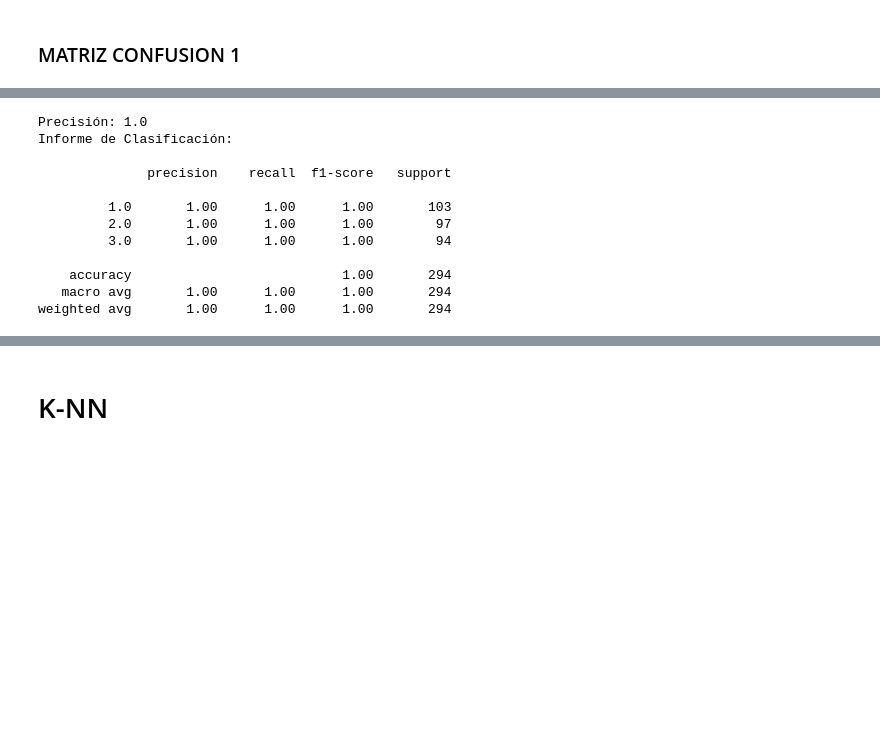
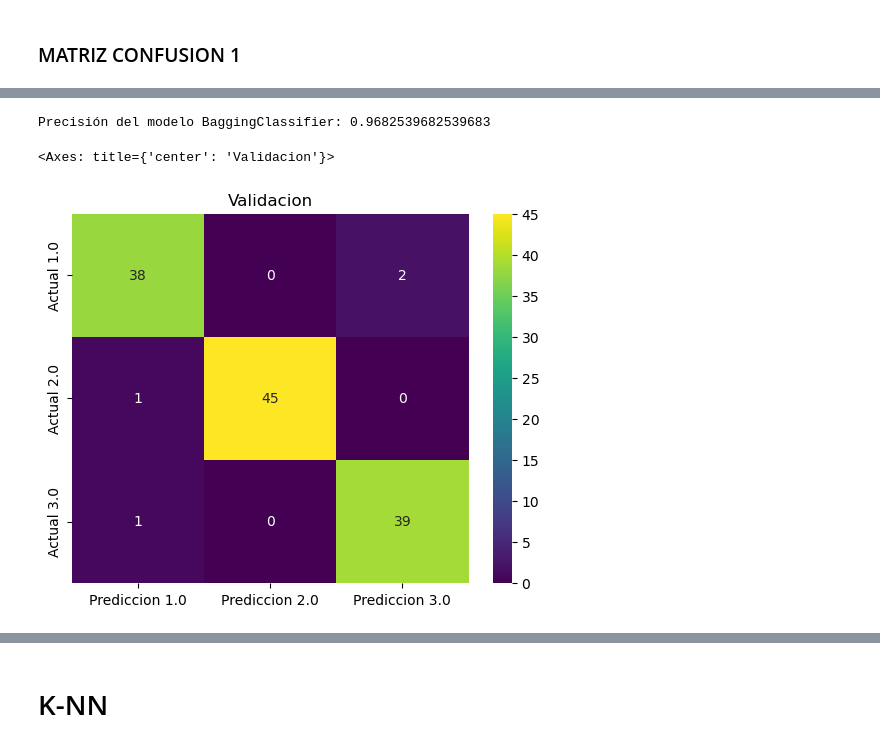
Before and after one commit to Eriik12/PROYECTO, a Jupyter notebook: TRIGO/aumento.ipynb, the cells around one changed output, grey strips where cells are left out. Drawn from its saved outputs; the diff is of its cells as text; code cells hidden in the pictures; blank space fills up the shorter version.

```diff
--- a/TRIGO/aumento.ipynb
+++ b/TRIGO/aumento.ipynb
@@ -241,15 +235,14 @@ weighted avg       0.95      0.94      0.94       126
-# %%
-resultadosModelo(y_train,y_test_prueba)
-# %% [output]
-Precisión: 1.0
-Informe de Clasificación:
-
-              precision    recall  f1-score   support
-
-         1.0       1.00      1.00      1.00       103
-         2.0       1.00      1.00      1.00        97
-         3.0       1.00      1.00      1.00        94
-
-    accuracy                           1.00       294
-   macro avg       1.00      1.00      1.00       294
-weighted avg       1.00      1.00      1.00       294
+# %%
+from sklearn.ensemble import BaggingClassifier, AdaBoostClassifier, StackingClassifier
+from sklearn.linear_model import LogisticRegression
+base_classifier = best_model
+bagging_classifier = BaggingClassifier(base_classifier, n_estimators=10, random_state=42)
+bagging_classifier.fit(X_train, y_train)
+y_pred_bagging = bagging_classifier.predict(X_val)
+accuracy_bagging = accuracy_score(y_val, y_pred_bagging)
+print(f"Precisión del modelo BaggingClassifier: {accuracy_bagging}")
+plot(y_val,y_pred_bagging,'Validacion')
+# %% [output]
+Precisión del modelo BaggingClassifier: 0.9682539682539683
+<Axes: title={'center': 'Validacion'}>
+[figure, added]
```
Also changed, not shown: parts of 49 cells of this notebook, 5 other files.
